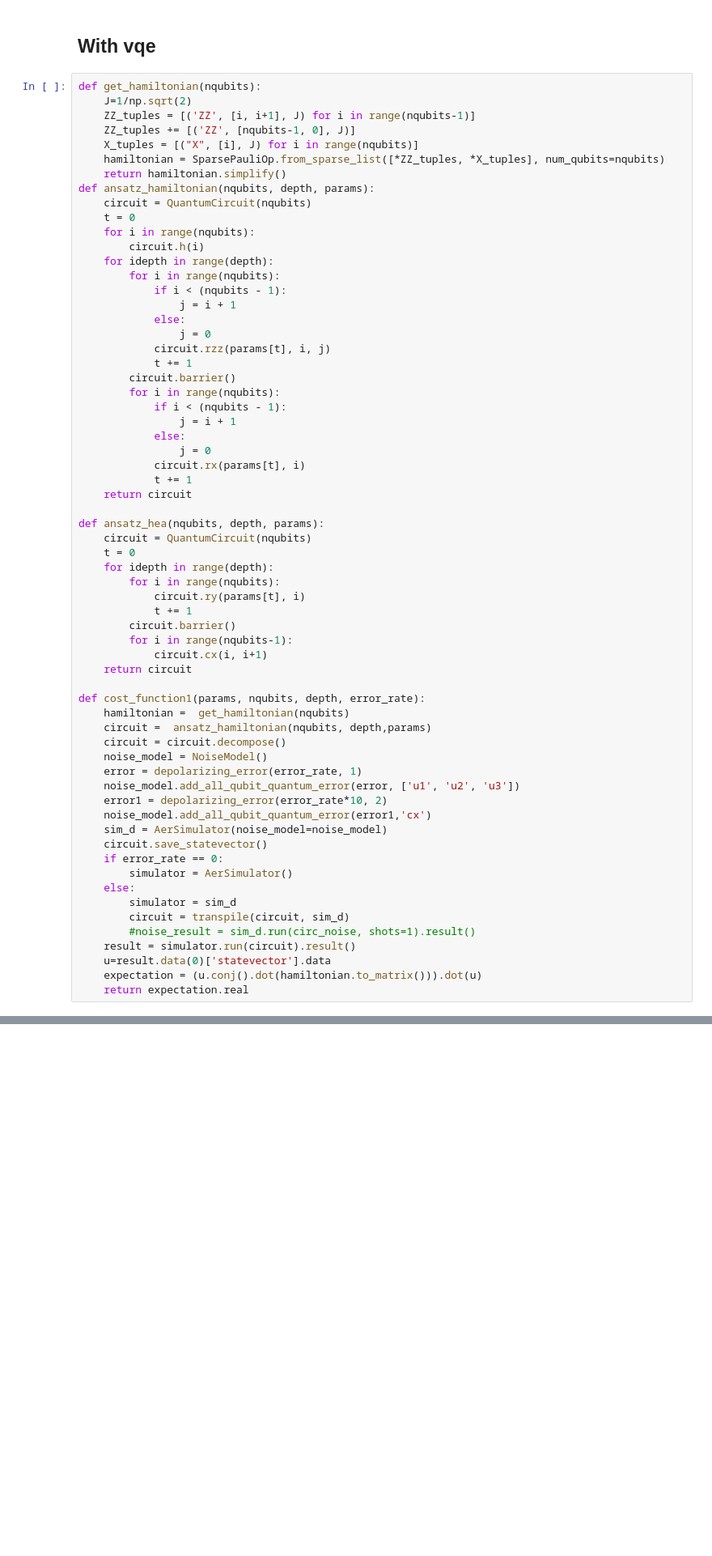
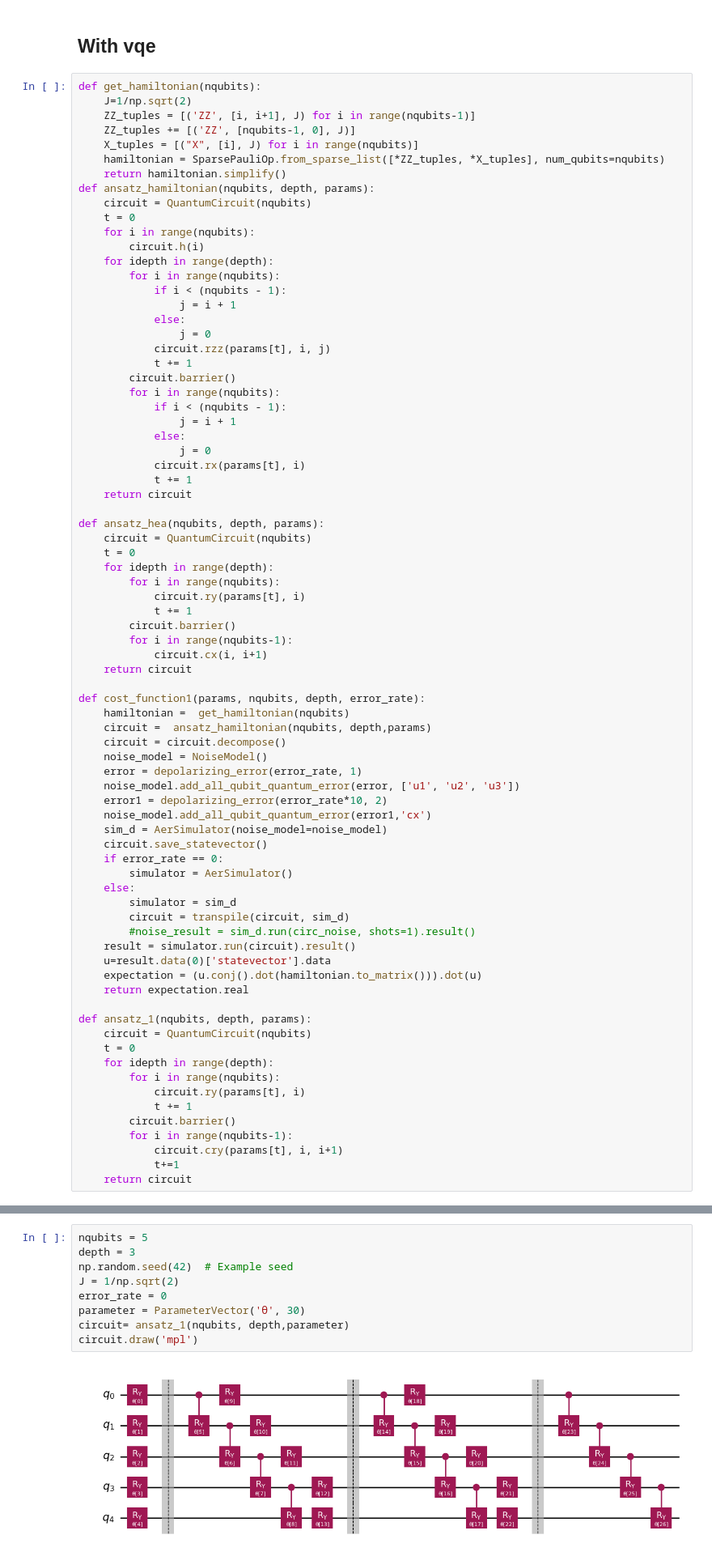
Before and after one commit to schauu/vqe_U, a Jupyter notebook: TrotterQRTE/vqe+cosine filter.ipynb, the cells around one changed output, grey strips where cells are left out. Shown: that part at 81% size. Saved outputs shown, nothing was run; the diff lists cells and outputs as text; blank space fills up the shorter version.

```diff
--- a/TrotterQRTE/vqe+cosine filter.ipynb
+++ b/TrotterQRTE/vqe+cosine filter.ipynb
@@ -301,6 +301,19 @@ def cost_function1(params, nqubits, depth, error_rate):
     u=result.data(0)['statevector'].data
     expectation = (u.conj().dot(hamiltonian.to_matrix())).dot(u)
     return expectation.real
+
+def ansatz_1(nqubits, depth, params):
+    circuit = QuantumCircuit(nqubits)
+    t = 0
+    for idepth in range(depth):
+        for i in range(nqubits):
+            circuit.ry(params[t], i)
+            t += 1
+        circuit.barrier()
+        for i in range(nqubits-1):
+            circuit.cry(params[t], i, i+1)
+            t+=1
+    return circuit
 # %%
 nqubits = 4
 depth = 2
@@ -334,3 +347,14 @@ circuit= ansatz_hea(nqubits, depth,parameter)
 circuit.draw('mpl')
 # %% [output]
 [figure]
+# %%
+nqubits = 5
+depth = 3
+np.random.seed(42)  # Example seed
+J = 1/np.sqrt(2)
+error_rate = 0
+parameter = ParameterVector('θ', 30)
+circuit= ansatz_1(nqubits, depth,parameter)
+circuit.draw('mpl')
+# %% [output]
+[figure, added]
```
Also changed, not shown: parts of 1 cell of this notebook, 26 other files.
